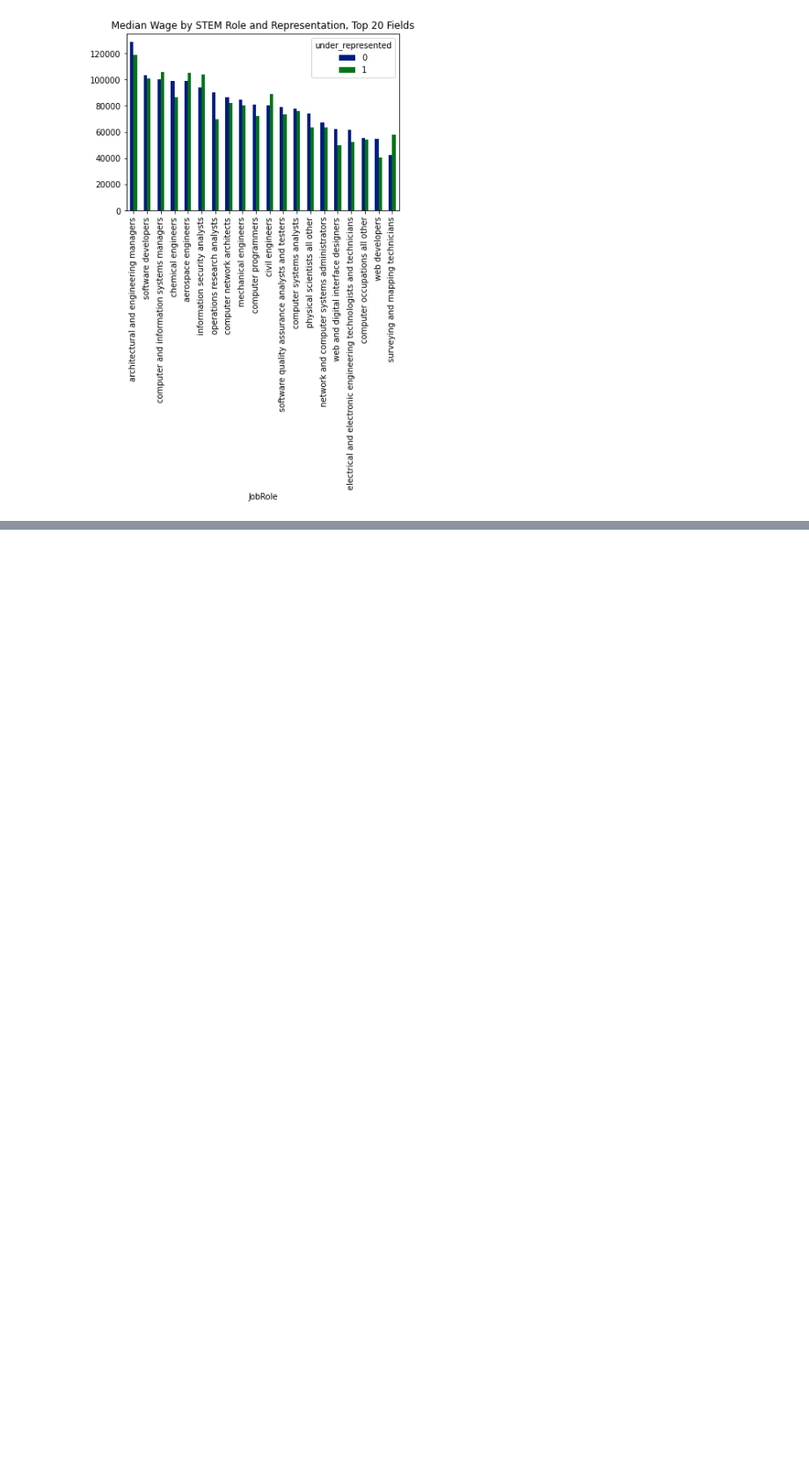
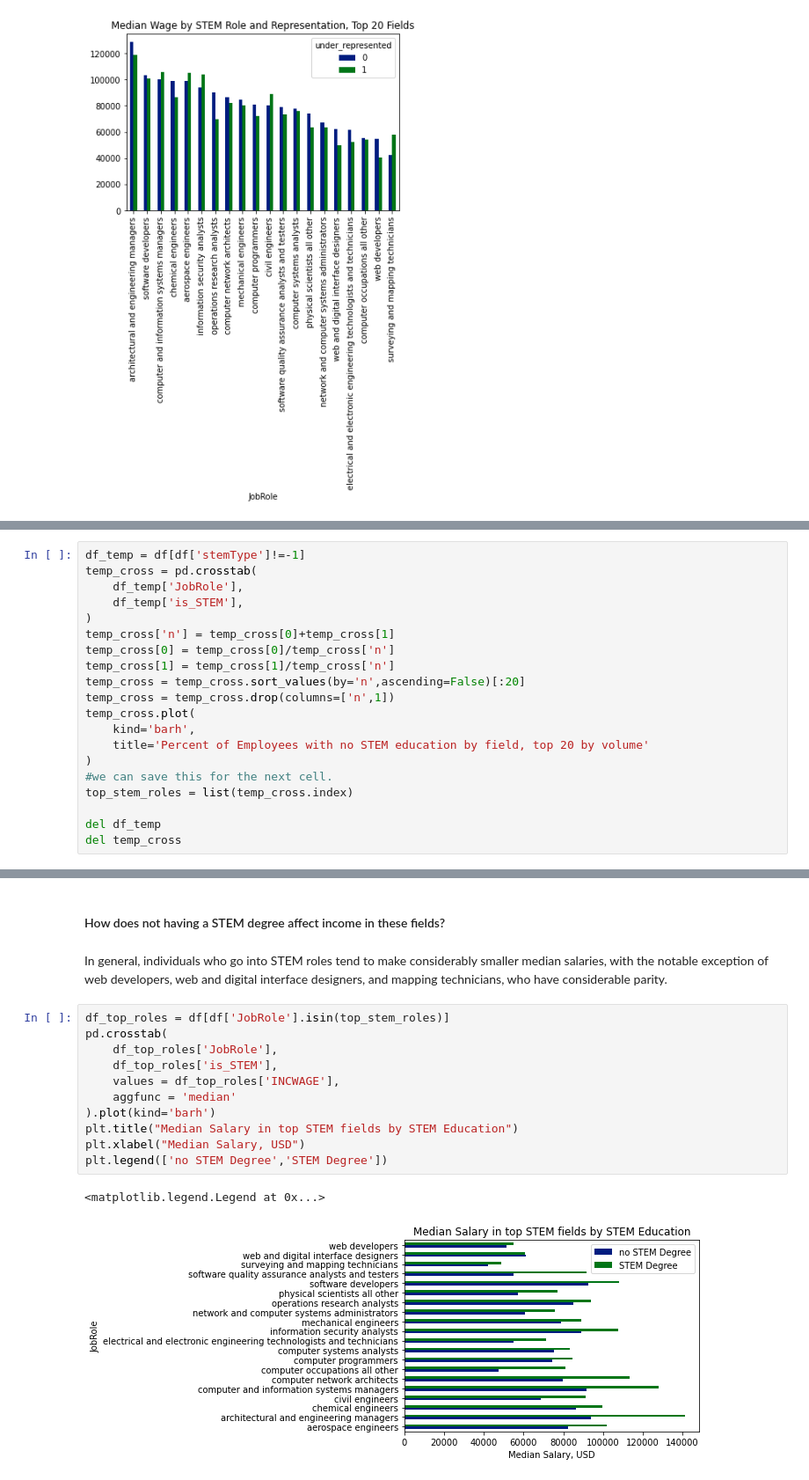
Before and after one commit to kayfilipp/HigherME, a Jupyter notebook: census_data/Untitled.ipynb, the cells around one changed output, grey strips where cells are left out. Shown: that part at 88% size. Cells and saved outputs as stored; diff of their text form; blank space fills up the shorter version.

Commit message:
whats the salary boost from getting a STEM degree?

```diff
--- a/census_data/Untitled.ipynb
+++ b/census_data/Untitled.ipynb
@@ -582,0 +565,20 @@ del df_temp
+# %%
+df_temp = df[df['stemType']!=-1]
+temp_cross = pd.crosstab(
+    df_temp['JobRole'],
+    df_temp['is_STEM'],
+)
+temp_cross['n'] = temp_cross[0]+temp_cross[1]
+temp_cross[0] = temp_cross[0]/temp_cross['n']
+temp_cross[1] = temp_cross[1]/temp_cross['n']
+temp_cross = temp_cross.sort_values(by='n',ascending=False)[:20]
+temp_cross = temp_cross.drop(columns=['n',1])
+temp_cross.plot(
+    kind='barh',
+    title='Percent of Employees with no STEM education by field, top 20 by volume'
+)
+#we can save this for the next cell.
+top_stem_roles = list(temp_cross.index)
+
+del df_temp
+del temp_cross
@@ -582,0 +587,18 @@ del df_temp
+# %% [markdown]
+#### How does not having a STEM degree affect income in these fields?
+# %% [markdown]
+In general, individuals who go into STEM roles tend to make considerably smaller median salaries, with the notable exception of web developers, web and digital interface designers, and mapping technicians, who have considerable parity.
+# %%
+df_top_roles = df[df['JobRole'].isin(top_stem_roles)]
+pd.crosstab(
+    df_top_roles['JobRole'],
+    df_top_roles['is_STEM'],
+    values = df_top_roles['INCWAGE'],
+    aggfunc = 'median'
+).plot(kind='barh')
+plt.title("Median Salary in top STEM fields by STEM Education")
+plt.xlabel("Median Salary, USD")
+plt.legend(['no STEM Degree','STEM Degree'])
+# %% [output]
+<matplotlib.legend.Legend at 0x...>
+[figure, added]
```
Also changed, not shown: parts of 10 cells of this notebook.
